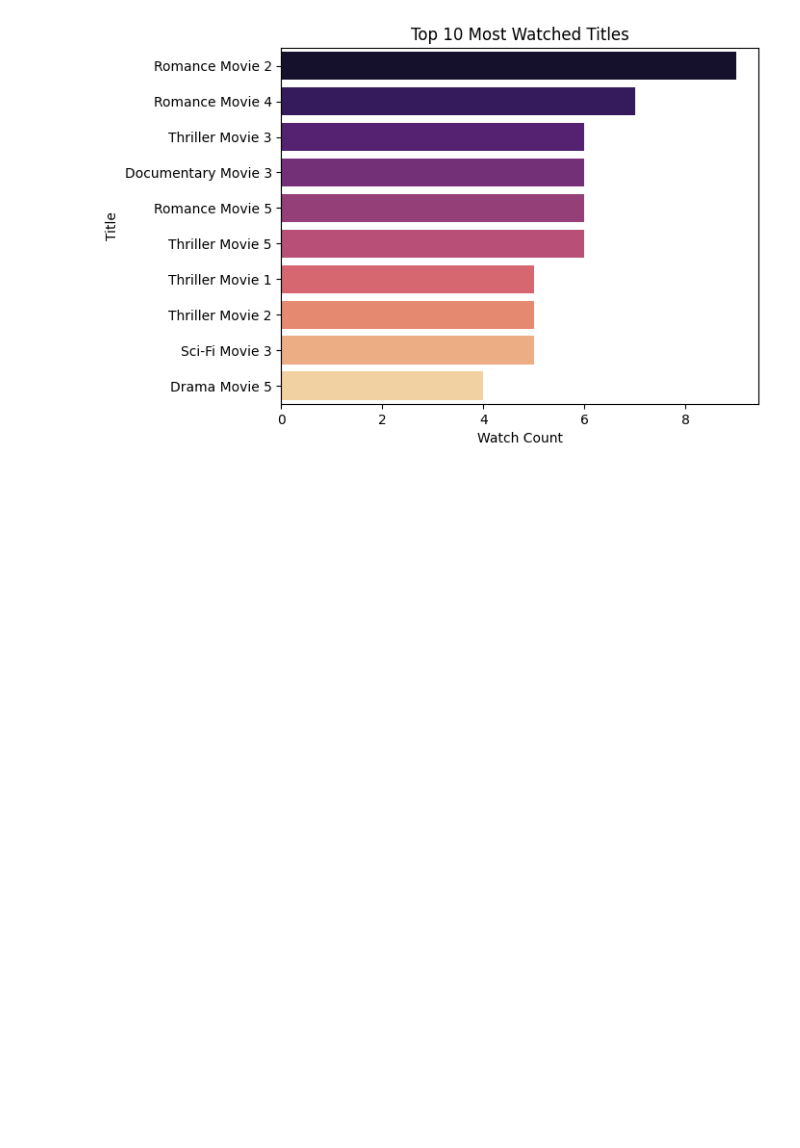
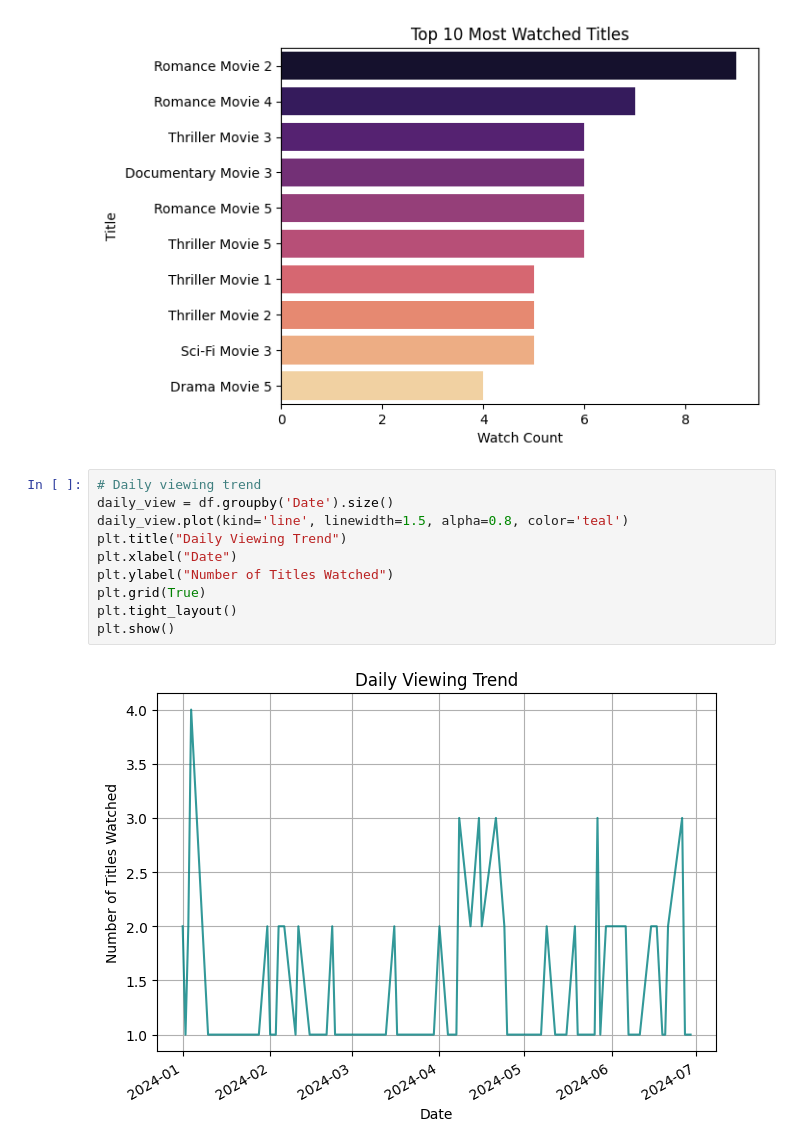
Before and after one commit to ARUNAGIRINATHAN-K/Data-Analyst-Project-Portfolio, a Jupyter notebook: Netflix-WatchPattern-Analytics/notebooks/02_exploratory_analysis.ipynb, the cells around one changed output. Drawn from its saved outputs; the diff is of its cells as text; blank space fills up the shorter version.

Commit message:
viewTrendOverTime

```diff
--- a/Netflix-WatchPattern-Analytics/notebooks/02_exploratory_analysis.ipynb
+++ b/Netflix-WatchPattern-Analytics/notebooks/02_exploratory_analysis.ipynb
@@ -63,3 +63,15 @@ Passing `palette` without assigning `hue` is deprecated and will be removed in v
 
   sns.barplot(y=top_titles.index, x=top_titles.values, palette="magma")
 [figure]
+# %%
+# Daily viewing trend
+daily_view = df.groupby('Date').size()
+daily_view.plot(kind='line', linewidth=1.5, alpha=0.8, color='teal')
+plt.title("Daily Viewing Trend")
+plt.xlabel("Date")
+plt.ylabel("Number of Titles Watched")
+plt.grid(True)
+plt.tight_layout()
+plt.show()
+# %% [output]
+[figure, added]
```
